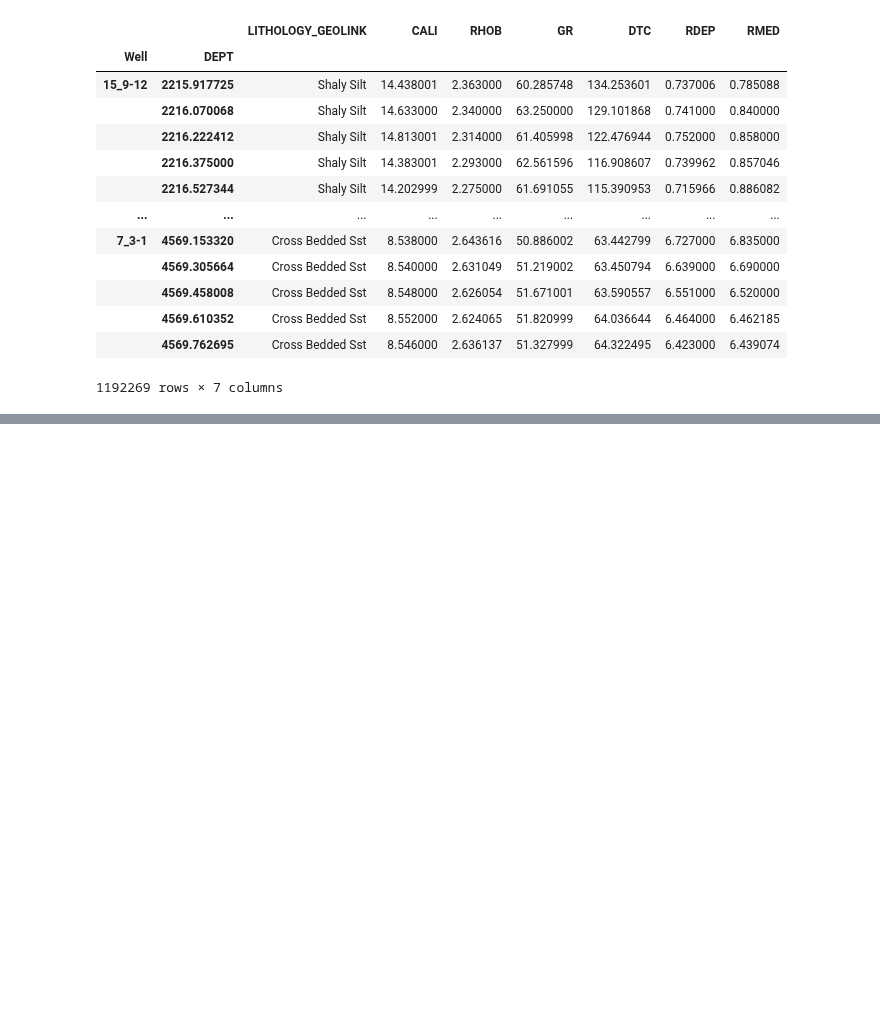
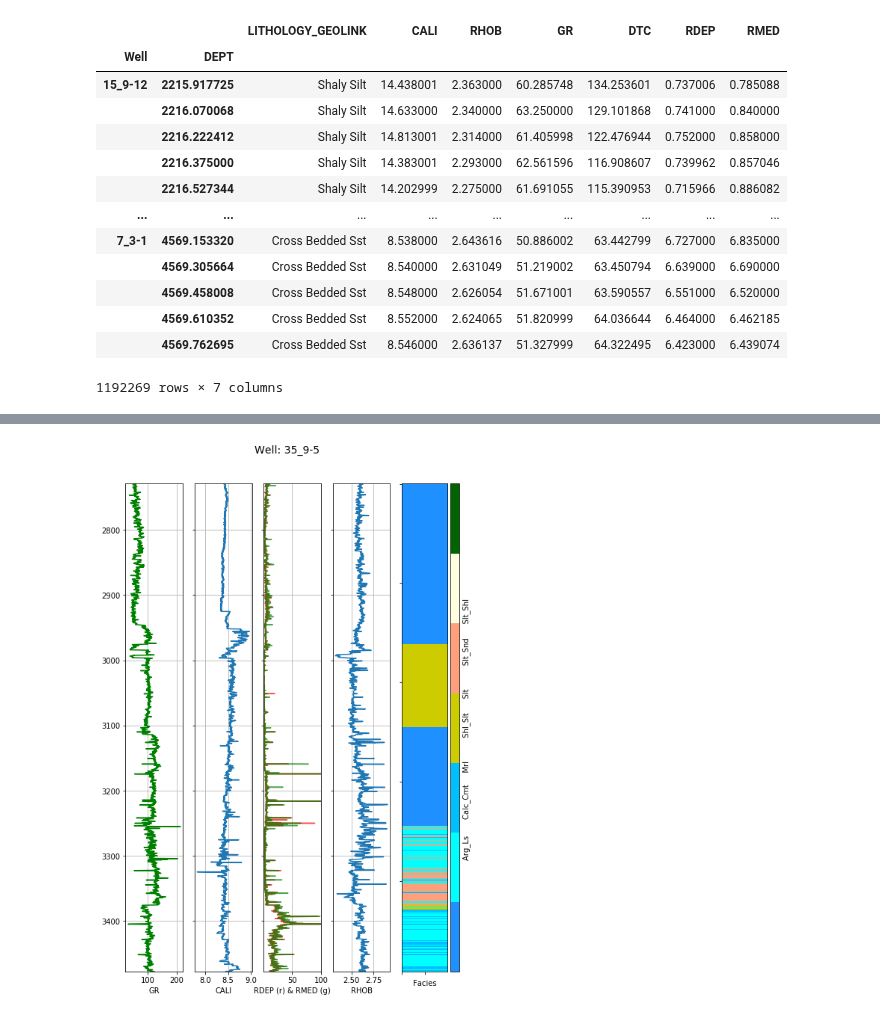
Before and after one commit to 3springs/deep_ml_curriculum, a Jupyter notebook: notebooks/00 Data prep/00-mc-prep_geolink_norge_dataset.ipynb, the cells around one changed output, grey strips where cells are left out. Drawn from its saved outputs; the diff is of its cells as text; code cells hidden in the pictures; blank space fills up the shorter version.

```diff
--- a/notebooks/00 Data prep/00-mc-prep_geolink_norge_dataset.ipynb
+++ b/notebooks/00 Data prep/00-mc-prep_geolink_norge_dataset.ipynb
@@ -342,0 +426,38 @@ df_all_clean
+# %%
+color_dict = {'Aeolian Sandstone': '#ffffe0',
+ 'Anhydrite': '#ff80ff',
+ 'Argillaceous Limestone': '#1e90ff',
+ 'Arkose': '#eedd82',
+ 'Basement': '#fa8072',
+ 'Biogenic Ooze': '#CCCC00',
+ 'Calcareous Cement': '#00ffff',
+ 'Calcareous Debris Flow': '#40e0d0',
+ 'Calcareous Shale': '#008b8b',
+ 'Carnallite': '#ff00ff',
+ 'Chalk': '#6a5acd',
+ 'Cinerite': '#00ffff',
+ 'Coal': '#000000',
+ 'Conglomerate': '#ffffe0',
+ 'Cross Bedded Sst': '#ffd700',
+ 'Dolomite': '#00ffff',
+ 'Gap': '#ffffff',
+ 'Halite': '#ffc0cb',
+ 'Kaïnite': '#fff0f5',
+ 'Limestone': '#6a5acd',
+ 'Marlstone': '#00bfff',
+ 'Metamorphic Rock': '#008b8b',
+ 'Plutonic Rock': '#ff0000',
+ 'Polyhalite': '#ffb6c1',
+ 'Porous Limestone': '#6a5acd',
+ 'Sandstone': '#ffff00',
+ 'Sandy Silt': '#d2b48c',
+ 'Shale': '#008b8b',
+ 'Shaly Silt': '#CCCC00',
+ 'Silt': '#ffa07a',
+ 'Silty Sand': '#ffffe0',
+ 'Silty Shale': '#006400',
+ 'Spiculite': '#939799',
+ 'Sylvinite': '#ff80ff',
+ 'Volcanic Rock': '#ffa500',
+ 'Volcanic Tuff': '#ff6347',
+}
@@ -342,0 +525,7 @@ df_all_clean
+# %%
+well_name = '35_9-5'
+logs=df_all_clean.loc[well_name].reset_index().sort_values(by='DEPT')
+facies = logs['LITHOLOGY_GEOLINK'].astype('category').values
+plot_well(well_name, logs, facies)
+# %% [output]
+[figure, added]
```
Also changed, not shown: parts of 8 cells of this notebook.
